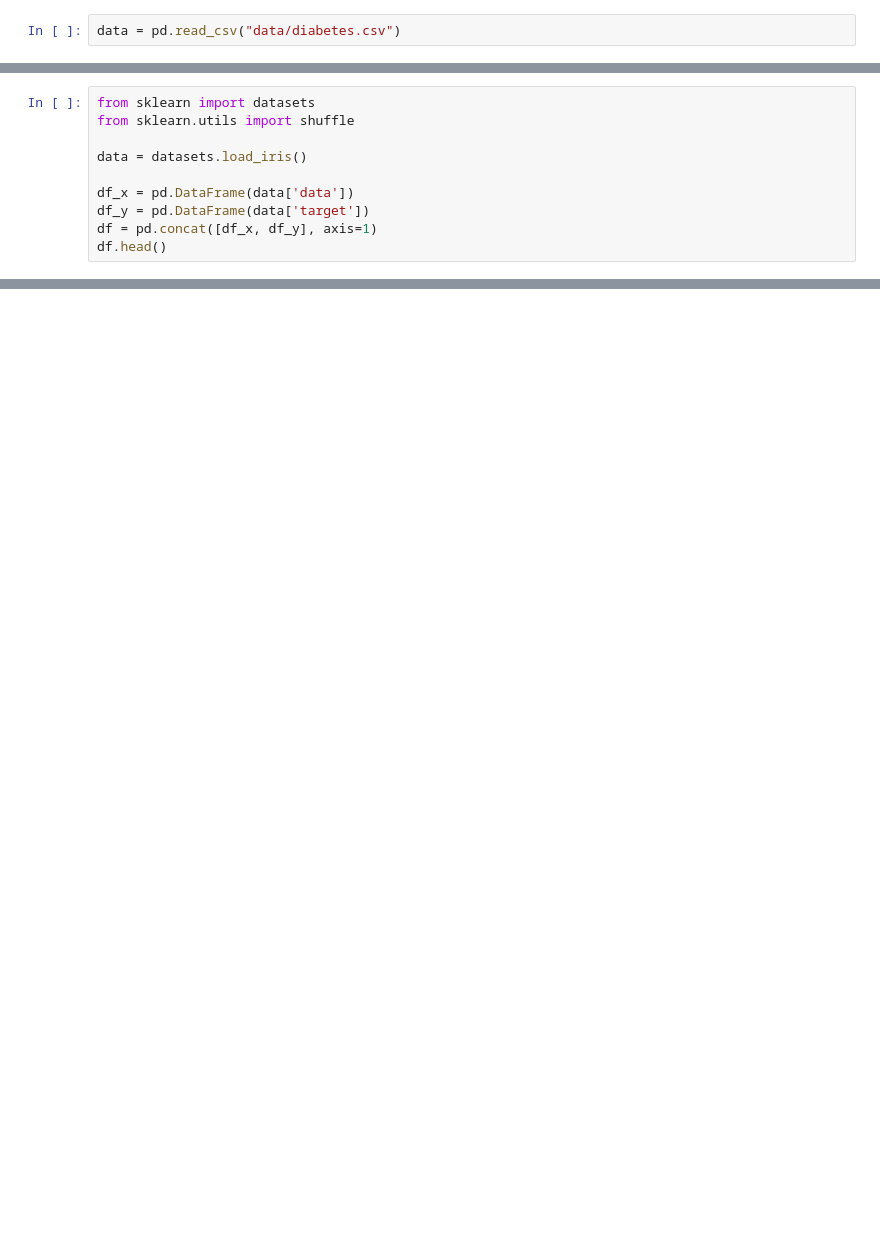
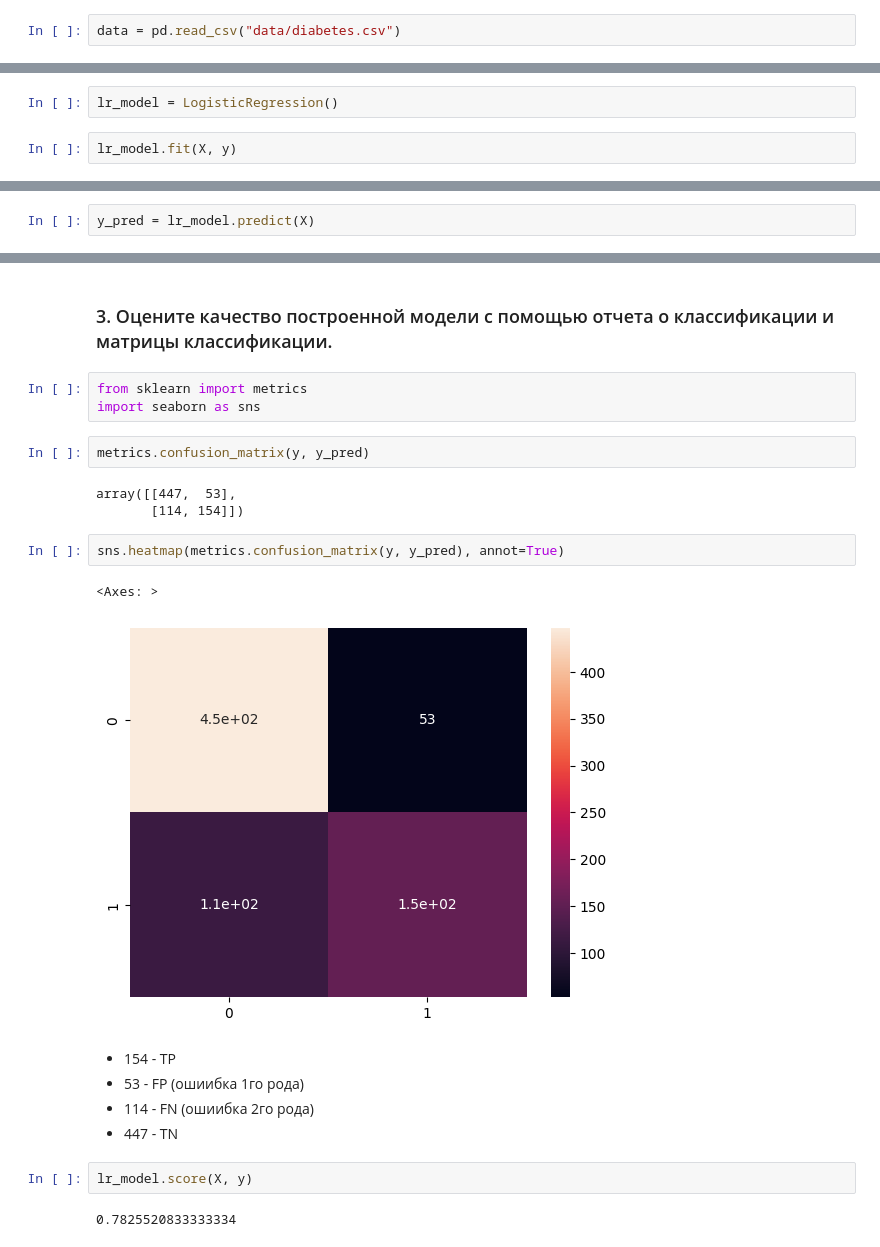
Before and after one commit to Plkhv/ML_course, a Jupyter notebook: ML2.2 real classification/lab22.ipynb, the cells around one changed output, grey strips where cells are left out. Drawn from its saved outputs; the diff is of its cells as text; blank space fills up the shorter version.

```diff
--- a/ML2.2 real classification/lab22.ipynb
+++ b/ML2.2 real classification/lab22.ipynb
@@ -209,10 +19,0 @@ learning(X_train, y_train, X_test, y_test)
-# %%
-from sklearn import datasets
-from sklearn.utils import shuffle
-
-data = datasets.load_iris()
-
-df_x = pd.DataFrame(data['data'])
-df_y = pd.DataFrame(data['target'])
-df = pd.concat([df_x, df_y], axis=1)
-df.head()
@@ -256,0 +84,4 @@ learning(X_train, y_train, X_test, y_test)
+# %%
+lr_model = LogisticRegression()
+# %%
+lr_model.fit(X, y)
@@ -256,0 +118,2 @@ learning(X_train, y_train, X_test, y_test)
+# %%
+y_pred = lr_model.predict(X)
@@ -256,0 +133,24 @@ learning(X_train, y_train, X_test, y_test)
+# %% [markdown]
+### 3. Оцените качество построенной модели с помощью отчета о классификации и матрицы классификации.
+# %%
+from sklearn import metrics
+import seaborn as sns
+# %%
+metrics.confusion_matrix(y, y_pred)
+# %% [output]
+array([[447,  53],
+       [114, 154]])
+# %%
+sns.heatmap(metrics.confusion_matrix(y, y_pred), annot=True)
+# %% [output]
+<Axes: >
+[figure, added]
+# %% [markdown]
+- 154 - TP
+- 53 - FP (ошиибка 1го рода)
+- 114 - FN (ошиибка 2го рода)
+- 447 - TN
+# %%
+lr_model.score(X, y)
+# %% [output]
+0.7825520833333334
```
Also changed, not shown: parts of 47 cells of this notebook, 12 other files.
